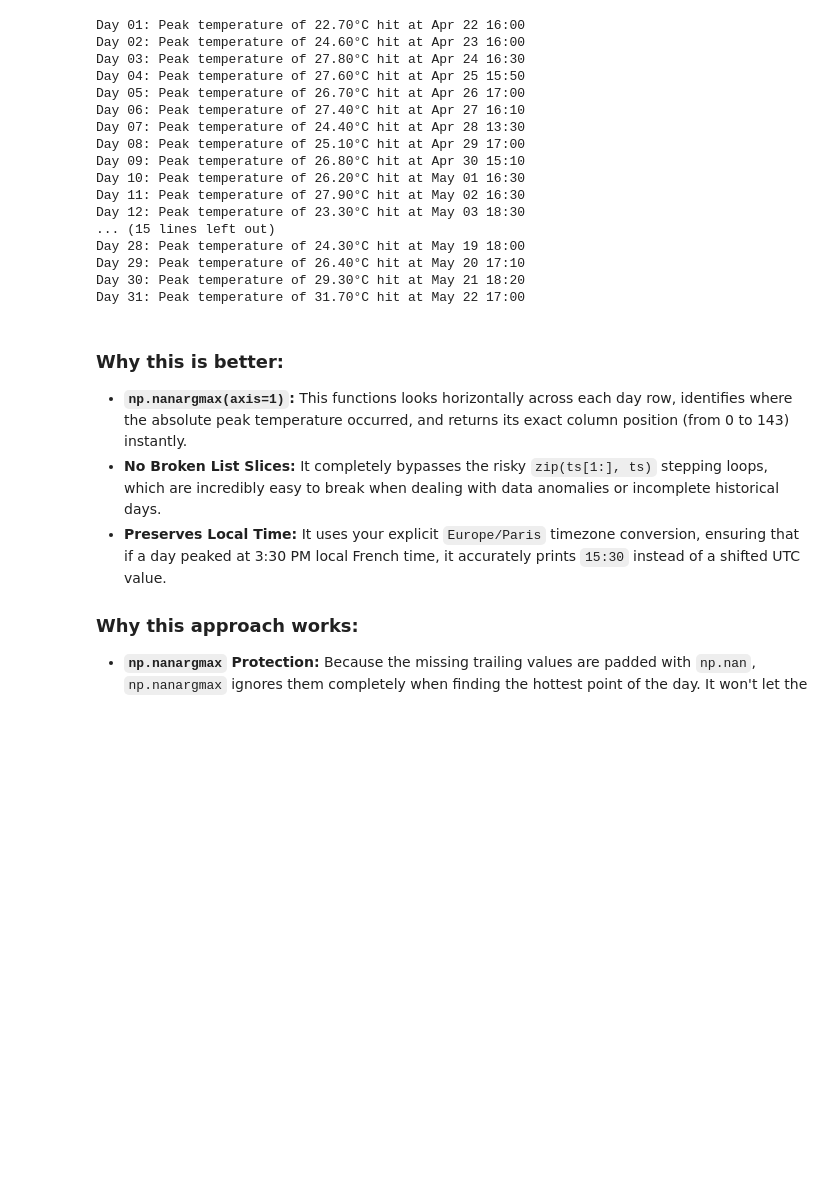
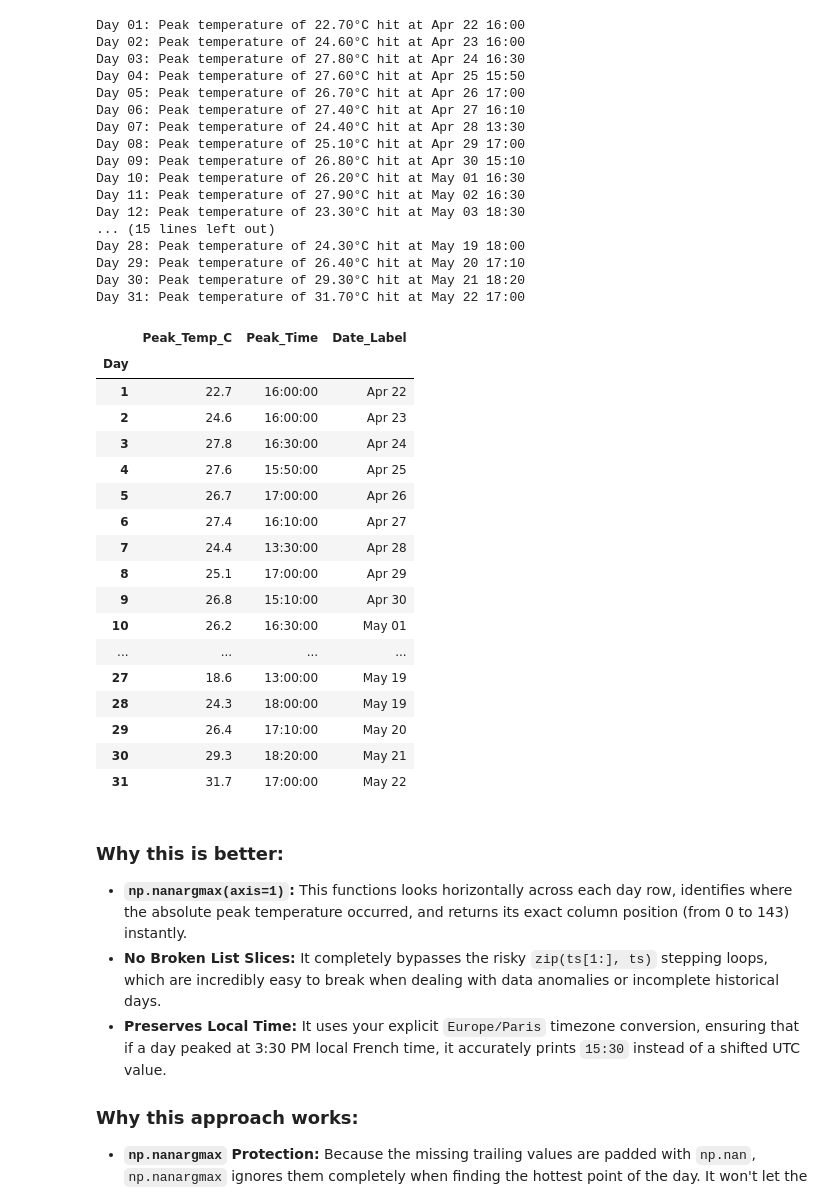
Before and after one commit to macbuse/ROMMA, a Jupyter notebook: romma_stations.ipynb, the cells around one changed output. Cells and saved outputs as stored; diff of their text form; code cells hidden in the pictures; blank space fills up the shorter version.

```diff
--- a/romma_stations.ipynb
+++ b/romma_stations.ipynb
@@ -498,6 +496,51 @@ Day 28: Peak temperature of 24.30°C hit at May 19 18:00
 Day 29: Peak temperature of 26.40°C hit at May 20 17:10
 Day 30: Peak temperature of 29.30°C hit at May 21 18:20
 Day 31: Peak temperature of 31.70°C hit at May 22 17:00
+# %%
+import pandas as pd
+
+# --- 1. Convert Timestamps to Datetime Objects ---
+# We convert the entire 1D array of daily max timestamps to pandas datetime objects
+datetime_series = pd.to_datetime(daily_max_times, unit='ms', utc=True)
+
+# Localize to Europe/Paris to match the physical clock of the station
+localized_times = datetime_series.tz_convert('Europe/Paris')
+
+# --- 2. Construct the Pandas DataFrame ---
+df_peaks = pd.DataFrame({
+    'Peak_Temp_C': daily_max_temps,
+    'Peak_Time': localized_times.time,       # Extract just the HH:MM:SS
+    'Date_Label': localized_times.strftime('%b %d') # Clean string representation
+})
+
+# Drop rows where data was missing (NaNs) so it doesn't pollute statistics
+df_peaks.dropna(subset=['Peak_Temp_C'], inplace=True)
+
+# Set the day counter or the date string as the index for clean alignment
+df_peaks.index = range(1, len(df_peaks) + 1)
+df_peaks.index.name = 'Day'
+
+# --- 3. Display and Summary Statistics ---
+df_peaks
+# %% [output]
+|  | Peak_Temp_C | Peak_Time | Date_Label |
+| Day |  |  |  |
+| 1 | 22.7 | 16:00:00 | Apr 22 |
+| 2 | 24.6 | 16:00:00 | Apr 23 |
+| 3 | 27.8 | 16:30:00 | Apr 24 |
+| 4 | 27.6 | 15:50:00 | Apr 25 |
+| 5 | 26.7 | 17:00:00 | Apr 26 |
+| 6 | 27.4 | 16:10:00 | Apr 27 |
+| 7 | 24.4 | 13:30:00 | Apr 28 |
+| 8 | 25.1 | 17:00:00 | Apr 29 |
+| 9 | 26.8 | 15:10:00 | Apr 30 |
+| 10 | 26.2 | 16:30:00 | May 01 |
+| ... | ... | ... | ... |
+| 27 | 18.6 | 13:00:00 | May 19 |
+| 28 | 24.3 | 18:00:00 | May 19 |
+| 29 | 26.4 | 17:10:00 | May 20 |
+| 30 | 29.3 | 18:20:00 | May 21 |
+| 31 | 31.7 | 17:00:00 | May 22 |
 # %% [markdown]
 
 ### Why this is better:
```
Also changed, not shown: parts of 9 cells of this notebook, 1 other file.
